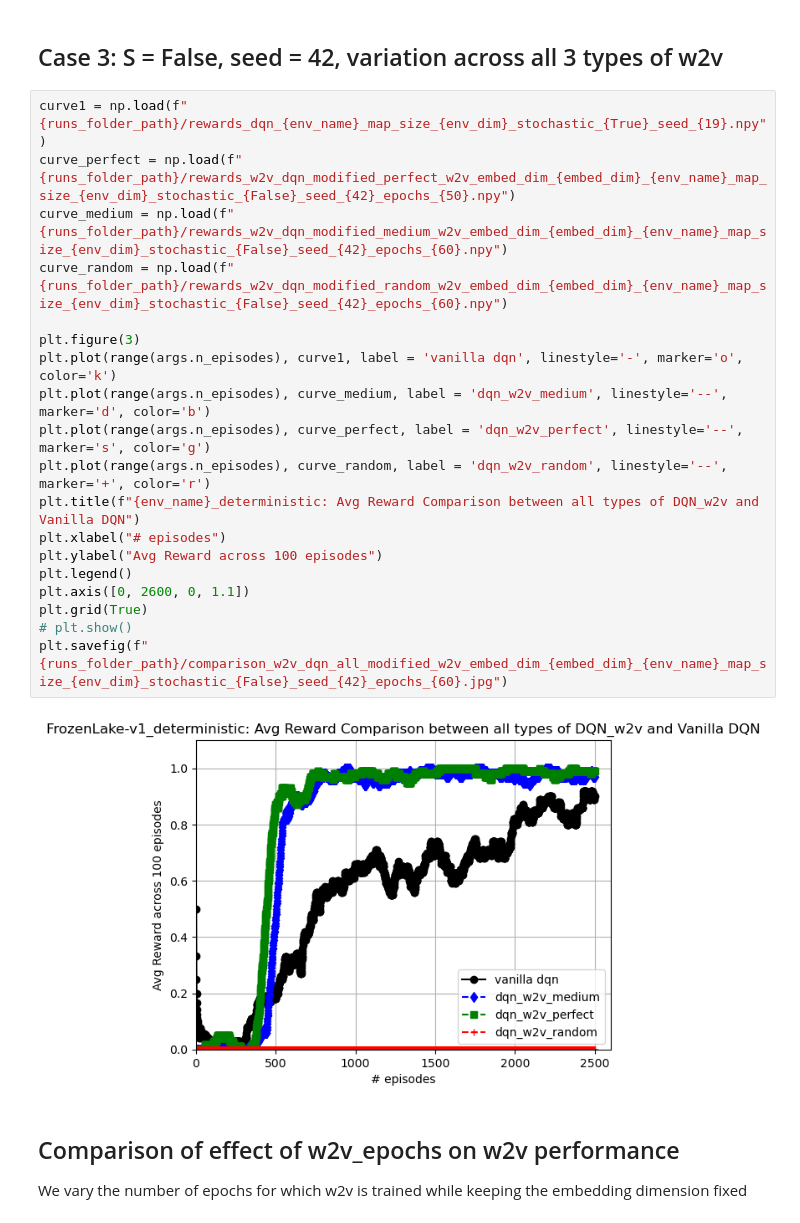
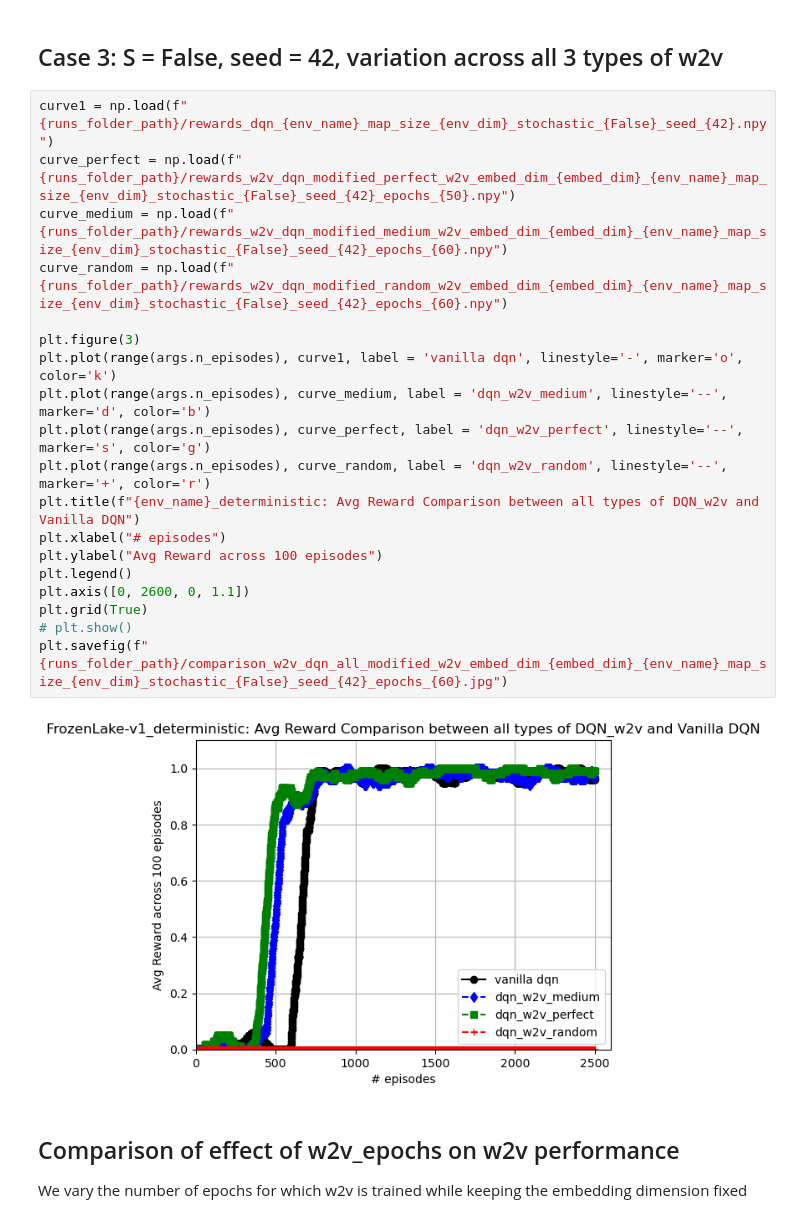
Before and after one commit to romils9/w2v_dqn, a Jupyter notebook: mdp/combined_frozen_lake.ipynb, the cells around one changed output. Cells and saved outputs as stored; diff of their text form.

Commit message:
Adding plotting files to it as well

```diff
--- a/mdp/combined_frozen_lake.ipynb
+++ b/mdp/combined_frozen_lake.ipynb
@@ -1448,26 +1412,26 @@ plt.savefig(f"{runs_folder_path}/comparison_w2v_dqn_modified_medium_w2v_embed_di
 # %% [markdown]
 ## Case 3: S = False, seed = 42, variation across all 3 types of w2v
 # %%
-curve1 = np.load(f"{runs_folder_path}/rewards_dqn_{env_name}_map_size_{env_dim}_stochastic_{True}_seed_{19}.npy")
+curve1 = np.load(f"{runs_folder_path}/rewards_dqn_{env_name}_map_size_{env_dim}_stochastic_{False}_seed_{42}.npy")
 curve_perfect = np.load(f"{runs_folder_path}/rewards_w2v_dqn_modified_perfect_w2v_embed_dim_{embed_dim}_{env_name}_map_size_{env_dim}_stochastic_{False}_seed_{42}_epochs_{50}.npy")
 curve_medium = np.load(f"{runs_folder_path}/rewards_w2v_dqn_modified_medium_w2v_embed_dim_{embed_dim}_{env_name}_map_size_{env_dim}_stochastic_{False}_seed_{42}_epochs_{60}.npy")
 curve_random = np.load(f"{runs_folder_path}/rewards_w2v_dqn_modified_random_w2v_embed_dim_{embed_dim}_{env_name}_map_size_{env_dim}_stochastic_{False}_seed_{42}_epochs_{60}.npy")
 
 plt.figure(3)
 plt.plot(range(args.n_episodes), curve1, label = 'vanilla dqn', linestyle='-', marker='o', color='k')
 plt.plot(range(args.n_episodes), curve_medium, label = 'dqn_w2v_medium', linestyle='--', marker='d', color='b')
 plt.plot(range(args.n_episodes), curve_perfect, label = 'dqn_w2v_perfect', linestyle='--', marker='s', color='g')
 plt.plot(range(args.n_episodes), curve_random, label = 'dqn_w2v_random', linestyle='--', marker='+', color='r')
 plt.title(f"{env_name}_deterministic: Avg Reward Comparison between all types of DQN_w2v and Vanilla DQN")
 plt.xlabel("# episodes")
 plt.ylabel("Avg Reward across 100 episodes")
 plt.legend()
 plt.axis([0, 2600, 0, 1.1])
 plt.grid(True)
 # plt.show()
 plt.savefig(f"{runs_folder_path}/comparison_w2v_dqn_all_modified_w2v_embed_dim_{embed_dim}_{env_name}_map_size_{env_dim}_stochastic_{False}_seed_{42}_epochs_{60}.jpg")
 # %% [output]
-[figure, old version]
+[figure, new version]
 # %% [markdown]
 ## Comparison of effect of w2v_epochs on w2v performance
 We vary the number of epochs for which w2v is trained while keeping the embedding dimension fixed
```
Also changed, not shown: parts of 11 cells of this notebook.
